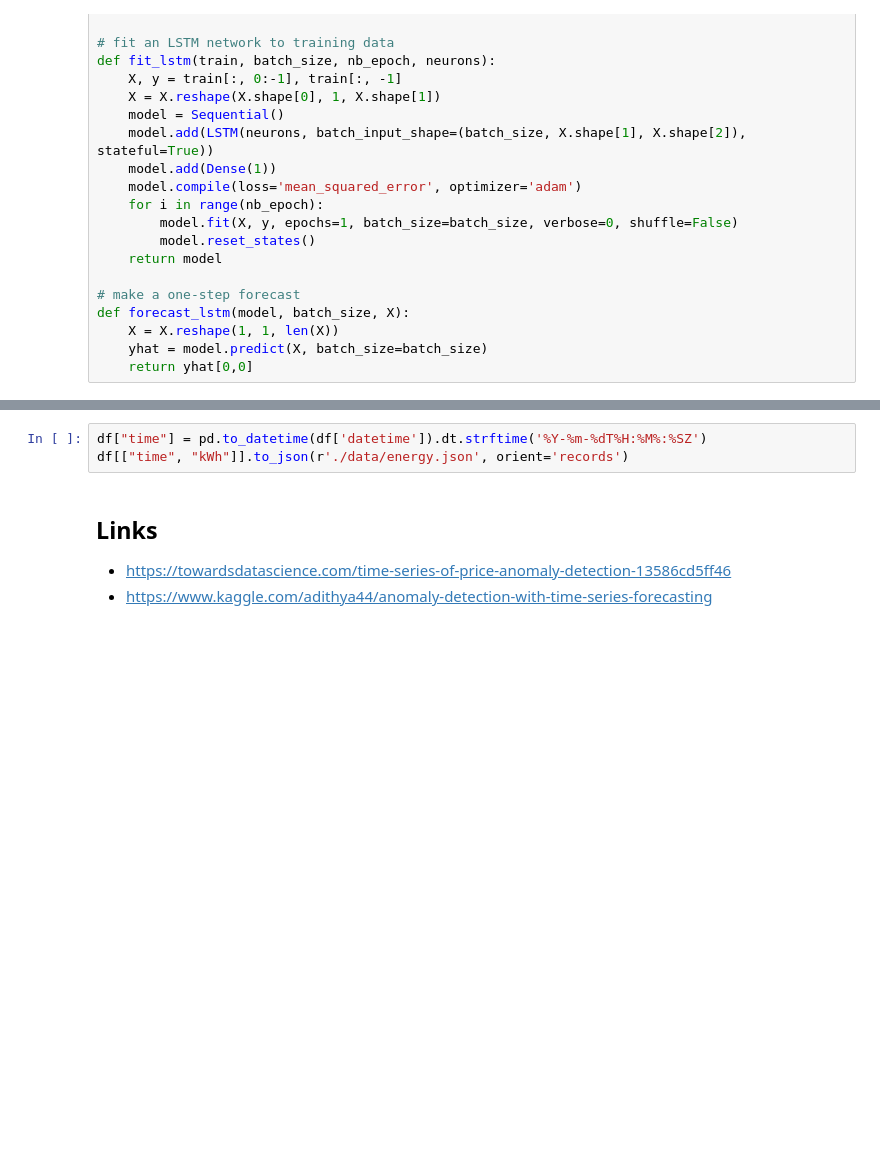
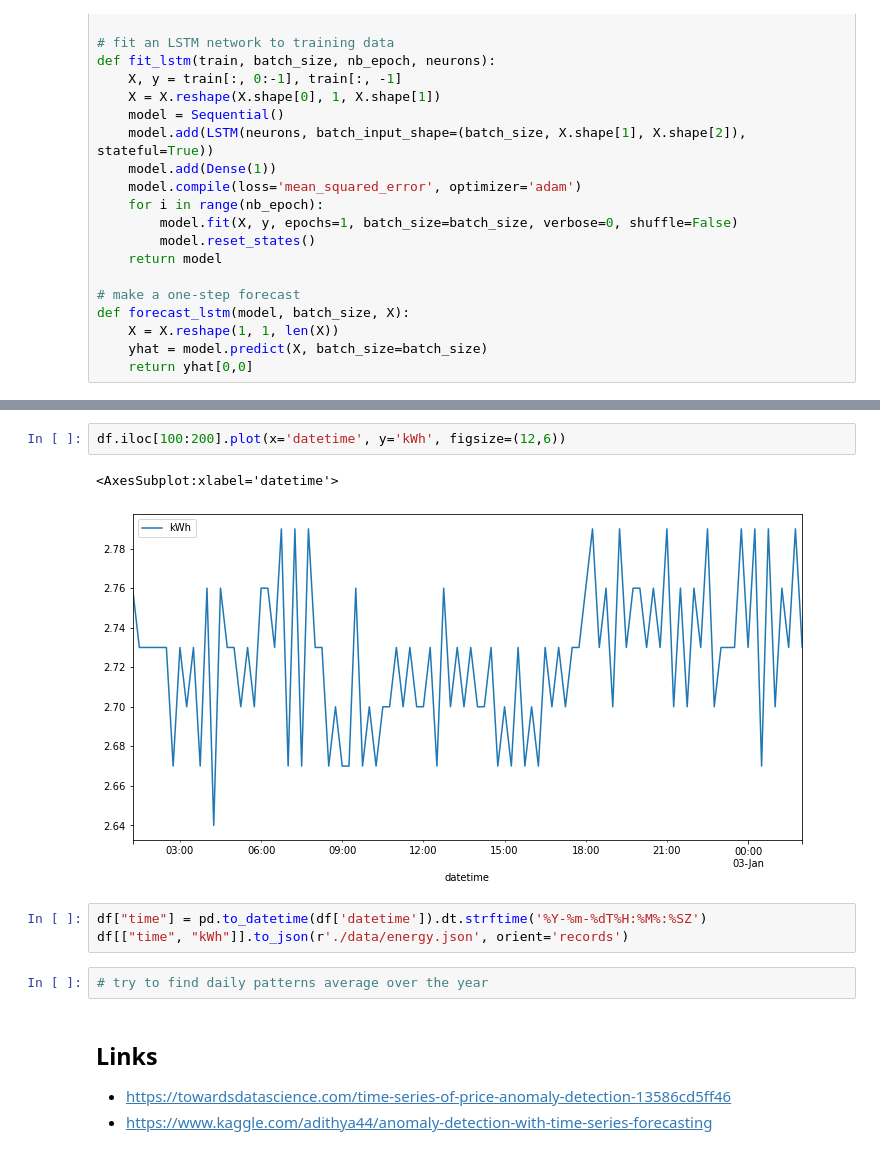
Before and after one commit to nidDrBiglr/energy-hackdays-anomaly-detection, a Jupyter notebook: anomaly-detection-model/Anomaly Detection.ipynb, the cells around one changed output, grey strips where cells are left out. Saved outputs shown, nothing was run; the diff lists cells and outputs as text; blank space fills up the shorter version.

```diff
--- a/anomaly-detection-model/Anomaly Detection.ipynb
+++ b/anomaly-detection-model/Anomaly Detection.ipynb
@@ -504,6 +521,13 @@ train_reshaped = train_scaled_lstm[:, 0].reshape(len(train_scaled_lstm), 1, 1)
+# %%
+df.iloc[100:200].plot(x='datetime', y='kWh', figsize=(12,6))
+# %% [output]
+<AxesSubplot:xlabel='datetime'>
+[figure, added]
 # %%
 df["time"] = pd.to_datetime(df['datetime']).dt.strftime('%Y-%m-%dT%H:%M%:%SZ')
 df[["time", "kWh"]].to_json(r'./data/energy.json', orient='records')
+# %%
+# try to find daily patterns average over the year
 # %% [markdown]
 ## Links
 
```
Also changed, not shown: parts of 7 cells of this notebook, 8 other files.
